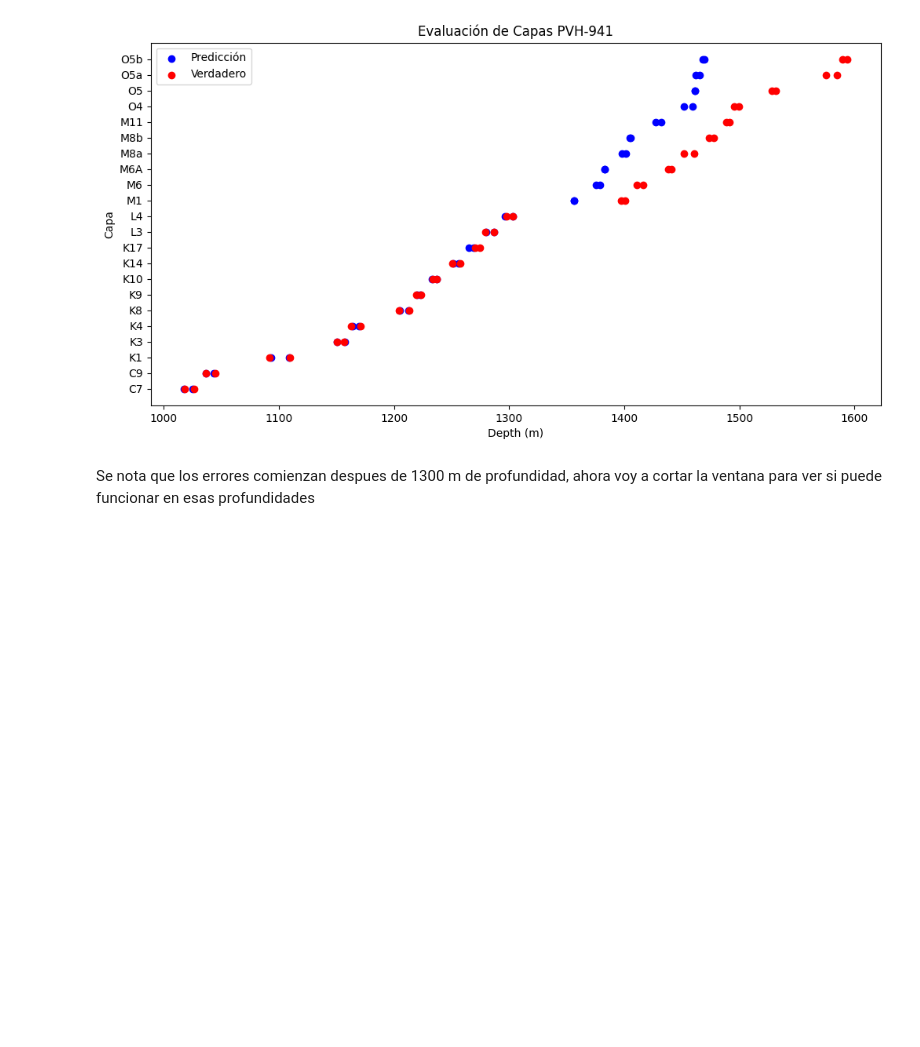
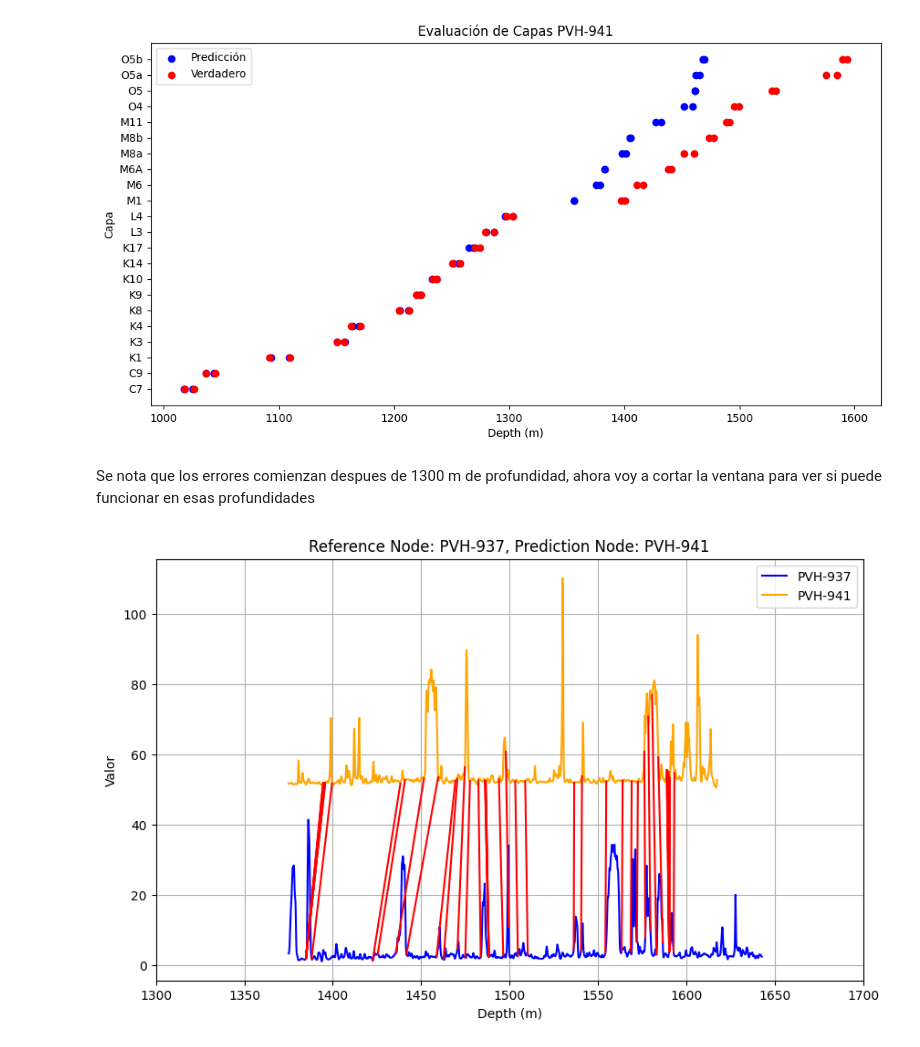
Before and after one commit to scast3/dtw_tool, a Jupyter notebook: more_nodes.ipynb, the cells around one changed output. Drawn from its saved outputs; the diff is of its cells as text; code cells hidden in the pictures; blank space fills up the shorter version.

Commit message:
Added more visualizations, comparing different nodes

```diff
--- a/more_nodes.ipynb
+++ b/more_nodes.ipynb
@@ -355,19 +355,22 @@ plt.show()
 # %% [markdown]
 Se nota que los errores comienzan despues de 1300 m de profundidad, ahora voy a cortar la ventana para ver si puede funcionar en esas profundidades
 # %%
+b_thresh = 1375
+t_thresh = 1650
 
+filtered_df1 = G.nodes["PVH-937"]["data"]
+filtered_df1 = filtered_df1[(filtered_df1["DEPTH"]>=b_thresh) & (filtered_df1["DEPTH"]<=t_thresh)]
+G.nodes["PVH-937"]["data"] = filtered_df1
 
-# filtered_df1 = G.nodes["PVH-937"]["data"].copy(deep=False)
-# filtered_df1 = filtered_df1[(filtered_df1["DEPTH"]>=1550) & (filtered_df1["DEPTH"]<=1600)]
-# G.nodes["PVH-937"]["data"] = filtered_df1
+filtered_df2 = G.nodes["PVH-941"]["data"]
+filtered_df2 = filtered_df2[filtered_df2["DEPTH"]>=b_thresh]
+G.nodes["PVH-941"]["data"] = filtered_df2
 
-# filtered_df2 = G.nodes["PVH-941"]["data"].copy(deep=False)
-# filtered_df2 = filtered_df2[filtered_df2["DEPTH"]>=1525]
-# G.nodes["PVH-941"]["data"] = filtered_df2
+filtered_t1 = G.nodes["PVH-937"]["known_tops"].copy()
+filtered_t1 = filtered_t1[filtered_t1["Ref"]>=1350]
+G.nodes["PVH-937"]["known_tops"] = filtered_t1
 
-# filtered_t1 = G.nodes["PVH-937"]["known_tops"].copy(deep=False)
-# filtered_t1 = filtered_t1[(filtered_t1["Ref"]>=1550) & (filtered_t1["Ref"]<=1600)]
-# G.nodes["PVH-937"]["known_tops"] = filtered_t1
-
-# #print(filtered_df1)
-# profiles_comparison(G, "PVH-937", "PVH-941", [1500, 1700])
+#print(filtered_df1)
+profiles_comparison(G, "PVH-937", "PVH-941", [1300, 1700])
+# %% [output]
+[figure, added]
```
